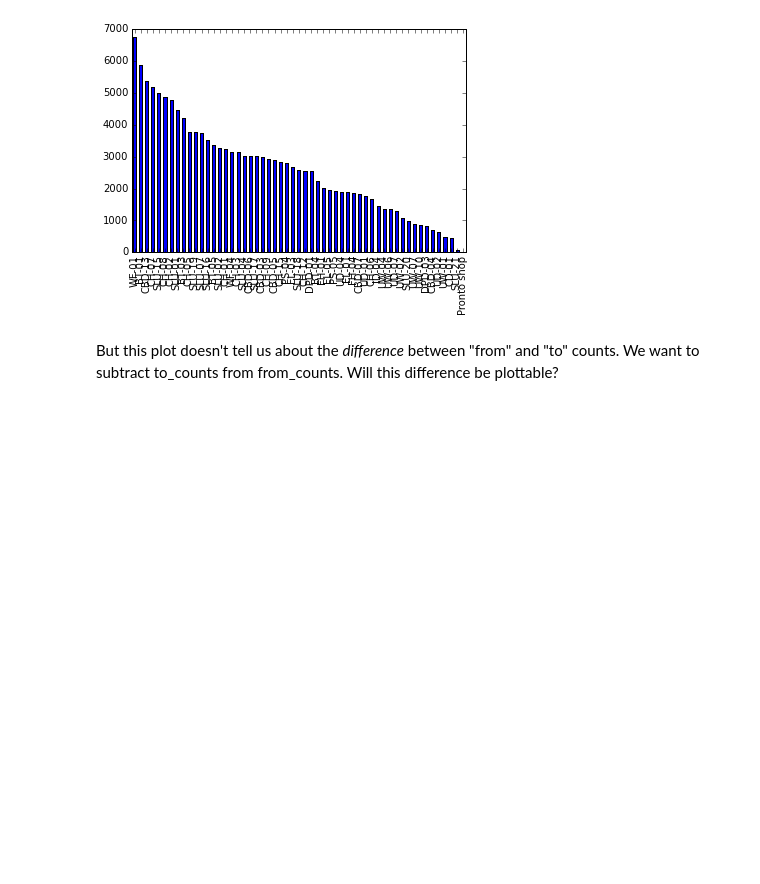
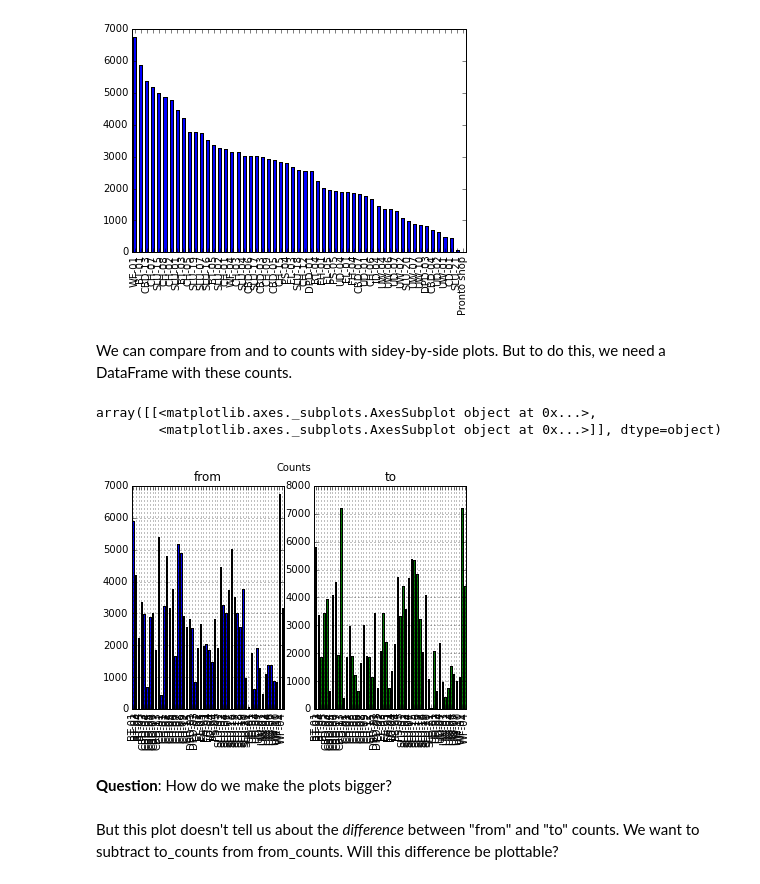
Before and after one commit to UWSEDS/LectureNotes, a Jupyter notebook: Visualization-in-Python/Visualization in Python.ipynb, the cells around one changed output. Cells and saved outputs as stored; diff of their text form; code cells hidden in the pictures; blank space fills up the shorter version.

Commit message:
Updated lecture notes for visualization

```diff
--- a/05-Visualization-in-Python/Visualization in Python.ipynb
+++ b/Visualization-in-Python/Visualization in Python.ipynb
@@ -84,6 +84,19 @@ from_counts.plot.bar()
 # %% [output]
 <matplotlib.axes._subplots.AxesSubplot at 0x...>
 [figure]
+# %% [markdown]
+We can compare from and to counts with sidey-by-side plots. But to do this, we need a DataFrame with these counts.
+# %%
+df_counts = pd.DataFrame({'from':from_counts, 'to': to_counts})
+# %%
+df_counts.plot(kind='bar', subplots=True, grid=True, title="Counts",
+        layout=(1,2), sharex=True, sharey=False, legend=False)
+# %% [output]
+array([[<matplotlib.axes._subplots.AxesSubplot object at 0x...>,
+        <matplotlib.axes._subplots.AxesSubplot object at 0x...>]], dtype=object)
+[figure, added]
+# %% [markdown]
+**Question**: How do we make the plots bigger?
 # %% [markdown]
 But this plot doesn't tell us about the *difference* between "from" and "to" counts. We want to subtract to_counts from from_counts. Will this difference be plottable?
 # %%
```
Also changed, not shown: parts of 4 cells of this notebook, 1 other file.
